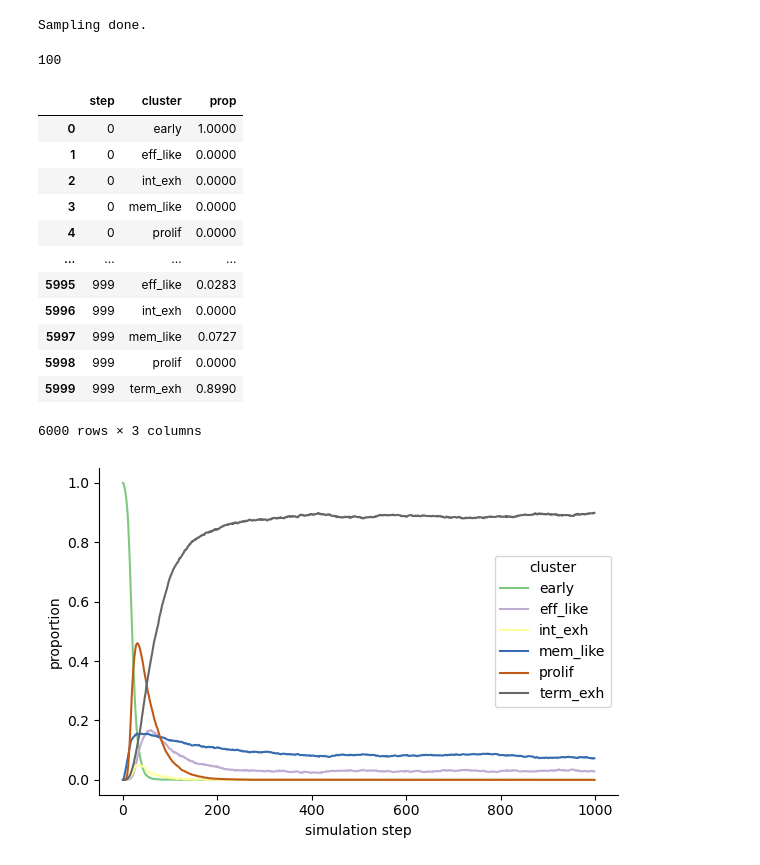
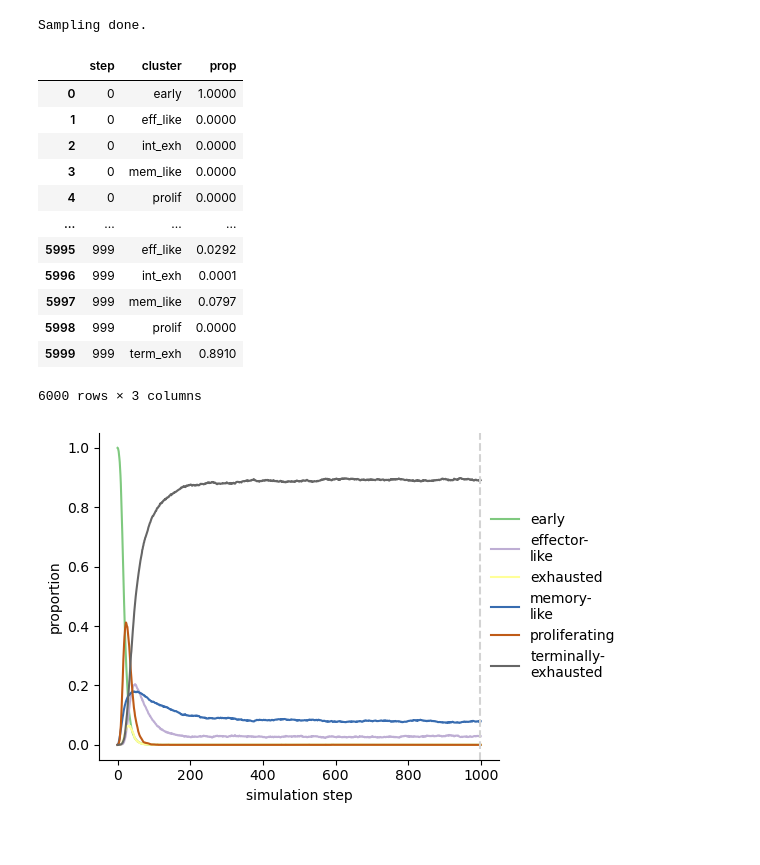
Before and after one commit to claassenlab/Tex_repro, a Jupyter notebook: notebooks/03_endstate_transitions.ipynb, the cells around one changed output. Cells and saved outputs as stored; diff of their text form; code cells hidden in the pictures.

```diff
--- a/notebooks/03_endstate_transitions.ipynb
+++ b/notebooks/03_endstate_transitions.ipynb
@@ -40,8 +49,6 @@ adata.obs["dummy"] = "1"
 adata.obs.dummy = adata.obs.dummy.astype("category")
 # %%
 # Run cytopath without fixed endpoint
-adata.uns["T_forward"] = scv.utils.get_transition_matrix(adata, self_transitions=False)
-
 if sparse.issparse(adata.X):
     adata.X = adata.X.toarray()
 
@@ -68,7 +75,7 @@ def check_convergence_criteria(eps_history, tol=1e-5):
         return None
 # %%
 # Check convergence of cluster proportions to stationary state
-tol = 1e-3
+tol = 1e-4
 cluster = "annot"
 
 stationary_state_probability = pd.DataFrame((adata.obs.end_points / adata.obs.end_points.sum())
@@ -84,10 +91,9 @@ for cat in stationary_state_probability_by_cluster.index:
     cluster_proportions.loc[cat, :] = (cluster_sequences == cat).mean(axis=0)
 eps_history = cluster_proportions.apply(lambda x: cosine(x.values.flatten(),
                                                          stationary_state_probability_by_cluster.values.flatten())).values
-check_convergence_criteria(eps_history, tol=tol)
+convergence = check_convergence_criteria(eps_history, tol=tol)
-# %% [output]
-100
 # %%
+# Calculate cluster proportions per step
 cluster_prop_per_step = \
     cluster_proportions.transpose().stack().reset_index().rename(columns={"level_0": "step", 0: "prop"})
 cluster_prop_per_step
@@ -99,34 +105,35 @@ cluster_prop_per_step
 | 3 | 0 | mem_like | 0.0000 |
 | 4 | 0 | prolif | 0.0000 |
 | ... | ... | ... | ... |
-| 5995 | 999 | eff_like | 0.0283 |
-| 5996 | 999 | int_exh | 0.0000 |
-| 5997 | 999 | mem_like | 0.0727 |
+| 5995 | 999 | eff_like | 0.0292 |
+| 5996 | 999 | int_exh | 0.0001 |
+| 5997 | 999 | mem_like | 0.0797 |
 | 5998 | 999 | prolif | 0.0000 |
-| 5999 | 999 | term_exh | 0.8990 |
+| 5999 | 999 | term_exh | 0.8910 |
 6000 rows × 3 columns
 # %%
 annot_colors = dict(zip(["early", "eff_like", "int_exh", "mem_like", "prolif", "term_exh"],
                         adata.uns["annot_colors"]))
 leiden_colors = dict(zip(adata.obs.leiden.cat.categories, adata.uns["leiden_colors"]))
 # %%
+# Plot cluster proportions per step
 fig, ax = plt.subplots(figsize=(6, 4))
 sns.lineplot(x="step", y="prop", hue="cluster",
              data=cluster_prop_per_step,
              palette=annot_colors, ax=ax)
 ax.set_xlabel("simulation step")
 ax.set_ylabel("proportion")
-# handles, labels = ax.get_legend_handles_labels()
-# ax.legend(handles=handles, labels=["early", "effector-\nlike", "exhausted", "memory-\nlike",
-#                                    "proliferating", "terminally-\nexhausted"],
-#           loc="center left", frameon=False, bbox_to_anchor=(.95, .5))
-# ax.axvline(sampling_dict[m]["sampling_params"]["convergence"], color="lightgrey", linestyle="--")
-#sns.move_legend(ax, "center left", frameon=False, bbox_to_anchor=(.95, .5), title=None)
+handles, labels = ax.get_legend_handles_labels()
+ax.legend(handles=handles, labels=["early", "effector-\nlike", "exhausted", "memory-\nlike",
+                                   "proliferating", "terminally-\nexhausted"],
+          loc="center left", frameon=False, bbox_to_anchor=(.95, .5))
+ax.axvline(convergence, color="lightgrey", linestyle="--")
+sns.move_legend(ax, "center left", frameon=False, bbox_to_anchor=(.95, .5), title=None)
 
 fig.tight_layout()
 sns.despine()
 # %% [output]
-[figure, old version]
+[figure, new version]
 # %%
 def calc_chain_proportion(cluster_sequences: np.ndarray, through: str, end_point: str, norm_by="end_point"):
     num_chains = (np.any(cluster_sequences[:,:-1] == through, axis=1) & (cluster_sequences[:,-1] == end_point)).sum()
```
Also changed, not shown: parts of 5 cells of this notebook, 3 other files.
